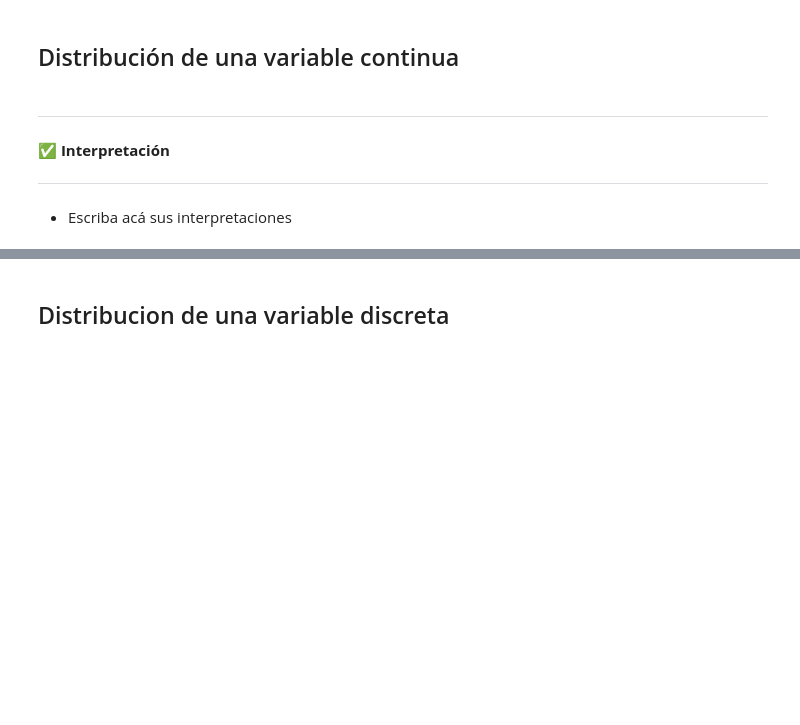
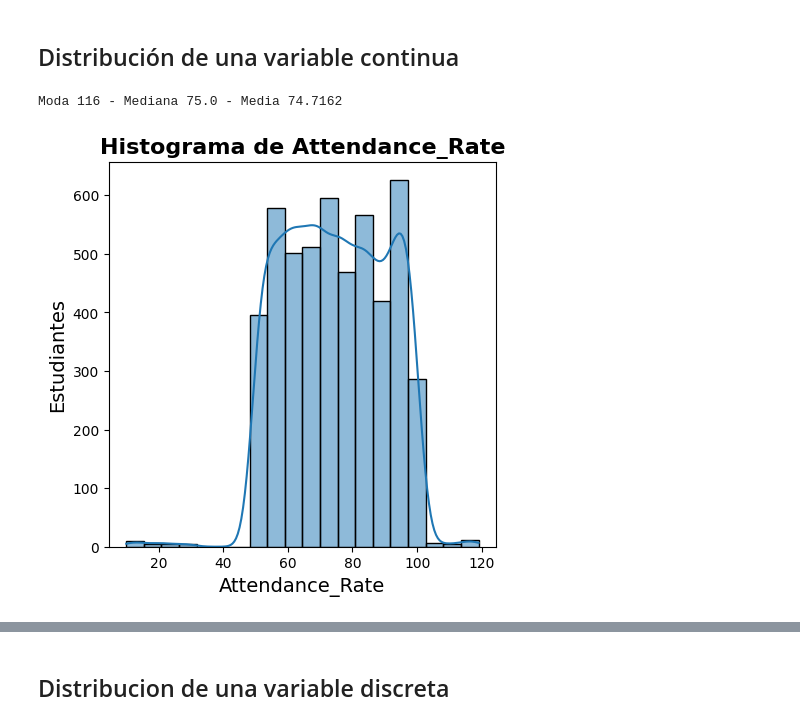
Before and after one commit to kotonitro/Inteligencia_Artificial_UBB, a Jupyter notebook: 620454_Base_Evaluacion_1_AnalisisExploratorio.ipynb, the cells around one changed output, grey strips where cells are left out. Cells and saved outputs as stored; diff of their text form; code cells hidden in the pictures; blank space fills up the shorter version.

```diff
--- a/620454_Base_Evaluacion_1_AnalisisExploratorio.ipynb
+++ b/620454_Base_Evaluacion_1_AnalisisExploratorio.ipynb
@@ -309,8 +307,16 @@ plt.title(r'Histograma de horas estudiadas', fontsize=16, fontweight="bold");
-# %% [markdown]
----
-✅ **Interpretación**
-
----
-
-
-+ Escriba acá sus interpretaciones
+# %%
+# Vamos a estudiar Attendance_Rate
+moda = data_frame.groupby('Attendance_Rate')['Attendance_Rate'].count().sort_values(ascending = False)[:1].values[0]
+mediana = np.quantile(data_frame.Attendance_Rate, 0.5)
+media = np.mean(data_frame.Attendance_Rate)
+print("Moda {0} - Mediana {1} - Media {2}".format(moda, mediana, media))
+
+num_bins = 20
+plt.figure(figsize=(5,5))
+sns.histplot(data_frame.Attendance_Rate, kde=True, bins = num_bins)
+plt.xlabel('Attendance_Rate', fontsize=14)
+plt.ylabel('Estudiantes', fontsize=14)
+plt.title(r'Histograma de Attendance_Rate', fontsize=16, fontweight="bold");
+# %% [output]
+Moda 116 - Mediana 75.0 - Media 74.7162
+[figure, added]
```
Also changed, not shown: parts of 4 cells of this notebook.
